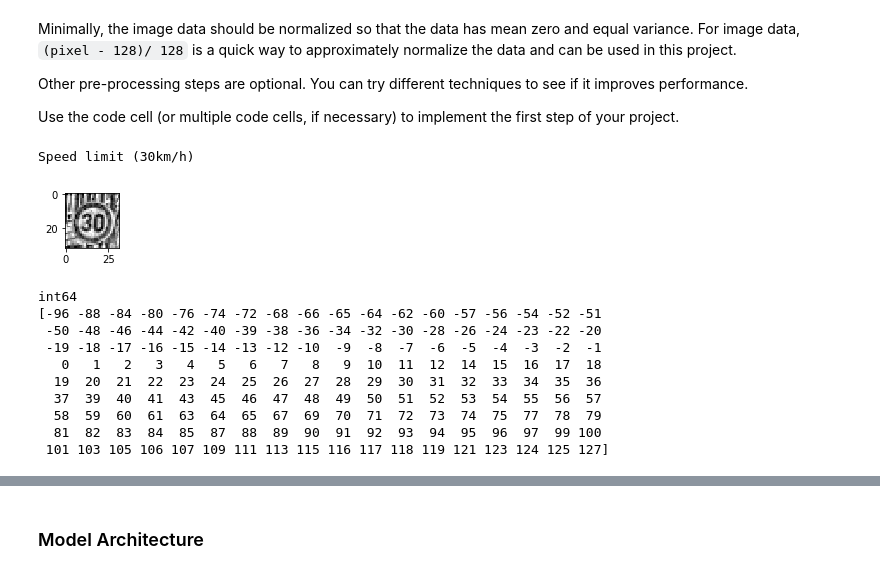
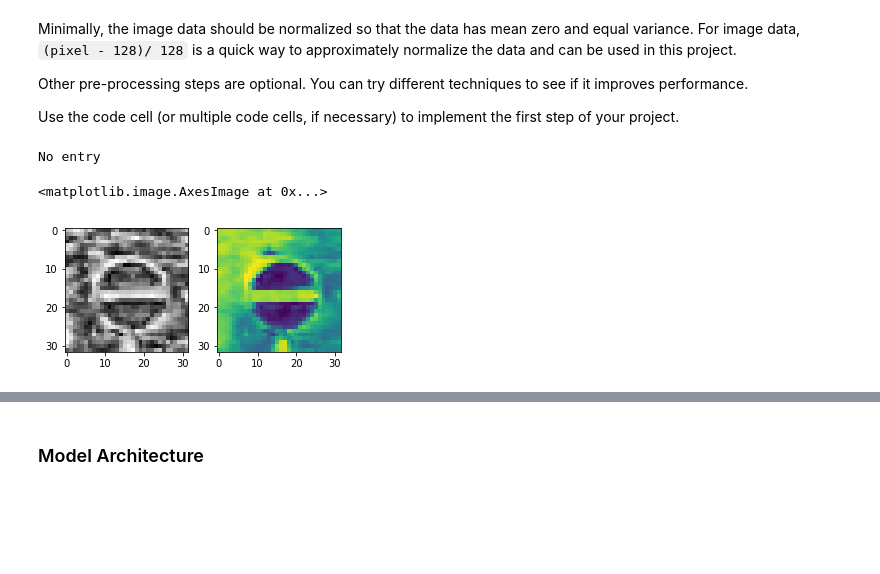
Before and after one commit to haiqibian/Traffic-Sign-Classifier-Project, a Jupyter notebook: Traffic_Sign_Classifier.ipynb, the cells around one changed output, grey strips where cells are left out. Cells and saved outputs as stored; diff of their text form; code cells hidden in the pictures; blank space fills up the shorter version.

```diff
--- a/Traffic_Sign_Classifier.ipynb
+++ b/Traffic_Sign_Classifier.ipynb
@@ -143,0 +147,18 @@ plt.show()
+# %%
+rows, cols = 4, 12
+# ax_array is a array object consistint of plt object
+fig, ax = plt.subplots(rows, cols, figsize=(15,15))
+plt.suptitle('Training set classes')
+for i_class, i_ax in enumerate(ax.ravel()):
+    if i_class < n_classes:
+        X = X_train[y_train == i_class]
+        img = X[np.random.randint(len(X))]
+        i_ax.imshow(img)
+        i_ax.set_title('{:02d}'.format(i_class))
+    else:
+        i_ax.axis('off')
+# hide both x and y ticks
+plt.setp([a.get_xticklabels() for a in ax.ravel()], visible=False)
+plt.setp([a.get_yticklabels() for a in ax.ravel()], visible=False)
+
+plt.draw()
@@ -172,3 +195,4 @@ Use the code cell (or multiple code cells, if necessary) to implement the first
 from sklearn.utils import shuffle
 
 X_train, y_train = shuffle(X_train, y_train)
+X_valid, y_valid = shuffle(X_valid, y_valid)
@@ -193,30 +242,19 @@ clahe_cvt(X_test, X_test_cl)
 # %%
 # Pick some pictures to verify the above pipeline works well.
+import pylab
+
+assert(len(X_test_cl) == len(X_test_yuv))
+
 index = random.randint(0, len(X_test_cl))
-image = X_test_cl[index].squeeze()
-plt.figure(figsize=(1,1))
-plt.imshow(image, 'gray')
+image_cl = X_test_cl[index].squeeze()
+image_yuv = X_test_yuv[index].squeeze()
+pylab.rcParams['figure.figsize'] = (5,5)
+plt.subplot(2,2,1)
+plt.imshow(image_cl, 'gray')
 print(sign_name_list[y_test[index]])
+plt.subplot(2,2,2)
+plt.imshow(image_yuv)
 # %% [output]
-Speed limit (30km/h)
+No entry
+<matplotlib.image.AxesImage at 0x...>
-[figure, old version]
+[figure, new version]
-# %%
-### Normalize data
-### Convert input from range 0 ~ 255 to -128 ~ 127
-X_train_cl = X_train_cl.astype(int)
-X_test_cl = X_test_cl.astype(int)
-X_train_cl -= 128
-X_test_cl -= 128
-print(X_train_cl.dtype)
-print(np.unique(X_train_cl[2]))
-# %% [output]
-int64
-[-96 -88 -84 -80 -76 -74 -72 -68 -66 -65 -64 -62 -60 -57 -56 -54 -52 -51
- -50 -48 -46 -44 -42 -40 -39 -38 -36 -34 -32 -30 -28 -26 -24 -23 -22 -20
- -19 -18 -17 -16 -15 -14 -13 -12 -10  -9  -8  -7  -6  -5  -4  -3  -2  -1
-   0   1   2   3   4   5   6   7   8   9  10  11  12  14  15  16  17  18
-  19  20  21  22  23  24  25  26  27  28  29  30  31  32  33  34  35  36
-  37  39  40  41  43  45  46  47  48  49  50  51  52  53  54  55  56  57
-  58  59  60  61  63  64  65  67  69  70  71  72  73  74  75  77  78  79
-  81  82  83  84  85  87  88  89  90  91  92  93  94  95  96  97  99 100
- 101 103 105 106 107 109 111 113 115 116 117 118 119 121 123 124 125 127]
```
Also changed, not shown: parts of 27 cells of this notebook.
